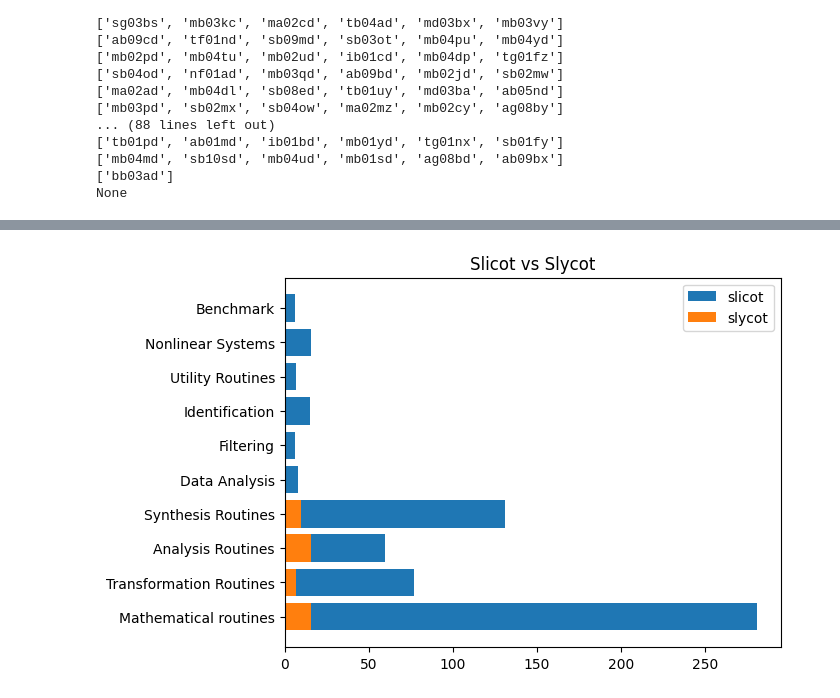
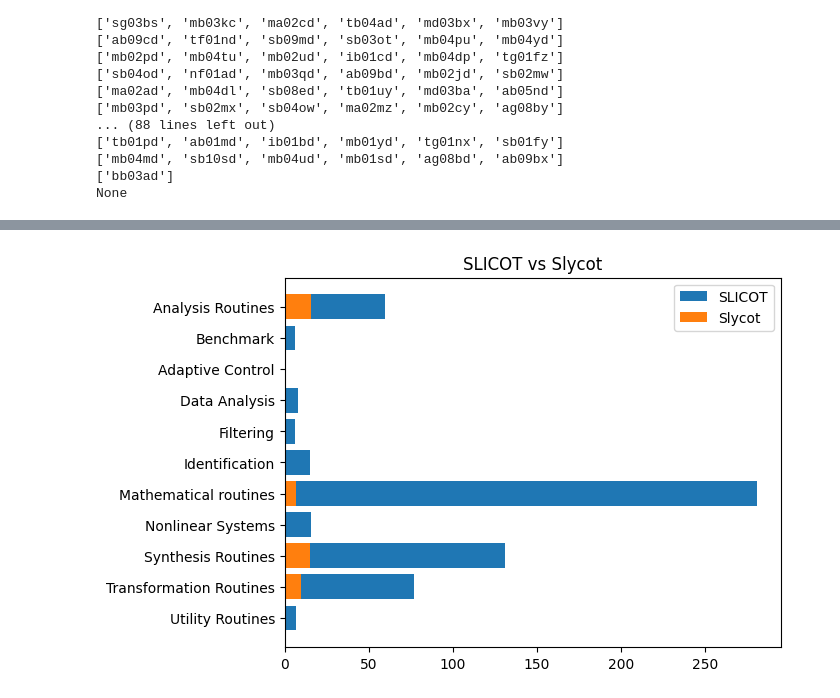
Before and after one commit to python-control/Slycot, a Jupyter notebook: doc/source/dev/slicot_slycot.ipynb, the cells around one changed output, grey strips where cells are left out. Drawn from its saved outputs; the diff is of its cells as text; code cells hidden in the pictures.

```diff
--- a/doc/source/dev/slicot_slycot.ipynb
+++ b/doc/source/dev/slicot_slycot.ipynb
@@ -12,2 +27,8 @@ slycot.__version__
+# %%
+def get_slycot_routines(sly):
+    all_attributes = dir(sly)
+    r = re.compile("[a-z][a-z][0-9][0-9a-z][a-z][a-z]")
+    matched_attributes = list(filter(r.match, all_attributes)) # Read Note below
+    return matched_attributes
 # %% [markdown]
 ## Inspect function
@@ -24,10 +36,10 @@ def print_list_chunks(l, n=6):
 with open('slicot_procedures.txt') as f:
     lines = f.readlines()
 
-slicot_methods = [x.split("\n")[0] for x in lines]
+slicot_routines = [x.split("\n")[0] for x in lines]
 
-print(f"Currently there are {len(slicot_methods)} routines implemented.")
-print(print_list_chunks(slicot_methods))
+print(f"Currently there are {len(slicot_routines)} routines implemented.")
+print(print_list_chunks(slicot_routines))
 # %% [output]
 Currently there are 607 routines implemented.
 ['mb01wd', 'tg01gd', 'ab13fd', 'sg03ay', 'mb01oe', 'mb02fd']
@@ -89,0 +61,6 @@ slycot_methods_count = {'a': 16, 'm': 7, 's': 16, 't': 10}
+# %%
+slycot_routines = get_slycot_routines(slycot)
+
+print(f"Currently there are {len(slycot_routines)} methods implemented.")
+print("------")
+print(print_list_chunks(slycot_routines))
@@ -90,6 +141,4 @@ slycot_methods_count = {'a': 16, 'm': 7, 's': 16, 't': 10}
 # %%
-from collections import OrderedDict
-
 slicot_full_names = {
     "a": "Analysis Routines",
     "b": "Benchmark",
@@ -104,16 +153,48 @@ slicot_full_names = {
     "u": "Utility Routines",
 }
 
-names_sli = list(slicot_methods_count.keys())
-values_sli = list(slicot_methods_count.values())
+def count_methods(list_routines, keys):
+    d = {key: 0 for key in keys}
+    for w in list_routines:
+        if w:
+            if w[0] in d:
+                d[w[0]] = d[w[0]] + 1
+            else:
+                d[w[0]] = 1
+    return d
 
-names_sly = list(slycot_methods_count.keys())
-values_sly = list(slycot_methods_count.values())
+slicot_routines_dict = count_methods(slicot_routines, keys=slicot_full_names.keys())
+slycot_routines_dict = count_methods(slycot_routines, keys=slicot_full_names.keys())
+slycot_routines_dict['s'] -= 1
+
+print(f"{slicot_routines_dict = }")
+print(f"{slycot_routines_dict = }")
+
+df = pd.DataFrame(
+    {
+        "names": slicot_full_names.values(),
+        "slycot routines": slicot_routines_dict.values(),
+        "slicot routines": slycot_routines_dict.values(),
+    }
+)
+print(df)
 
 
-plt.barh(range(len(slicot_methods_count)), values_sli, tick_label=[slicot_full_names[x] for x in names_sli])
-plt.barh(range(len(slycot_methods_count)), values_sly)
-plt.legend(("slicot","slycot"))
-plt.title("Slicot vs Slycot")
+
+names_sli = list(slicot_routines_dict.keys())
+names_sli.reverse()
+values_sli = list(slicot_routines_dict.values())
+values_sli.reverse()
+
+names_sly = list(slycot_routines_dict.keys())
+names_sly.reverse()
+values_sly = list(slycot_routines_dict.values())
+values_sly.reverse()
+
+
+plt.barh(range(len(slicot_routines_dict)), values_sli, tick_label=[slicot_full_names[x] for x in names_sli])
+plt.barh(range(len(slycot_routines_dict)), values_sly)
+plt.legend(("SLICOT","Slycot"))
+plt.title("SLICOT vs Slycot")
 plt.show()
 # %% [output]
@@ -120 +215 @@ plt.show()
-[figure, old version]
+[figure, new version]
```
Also changed, not shown: parts of 17 cells of this notebook, 6 other files.
